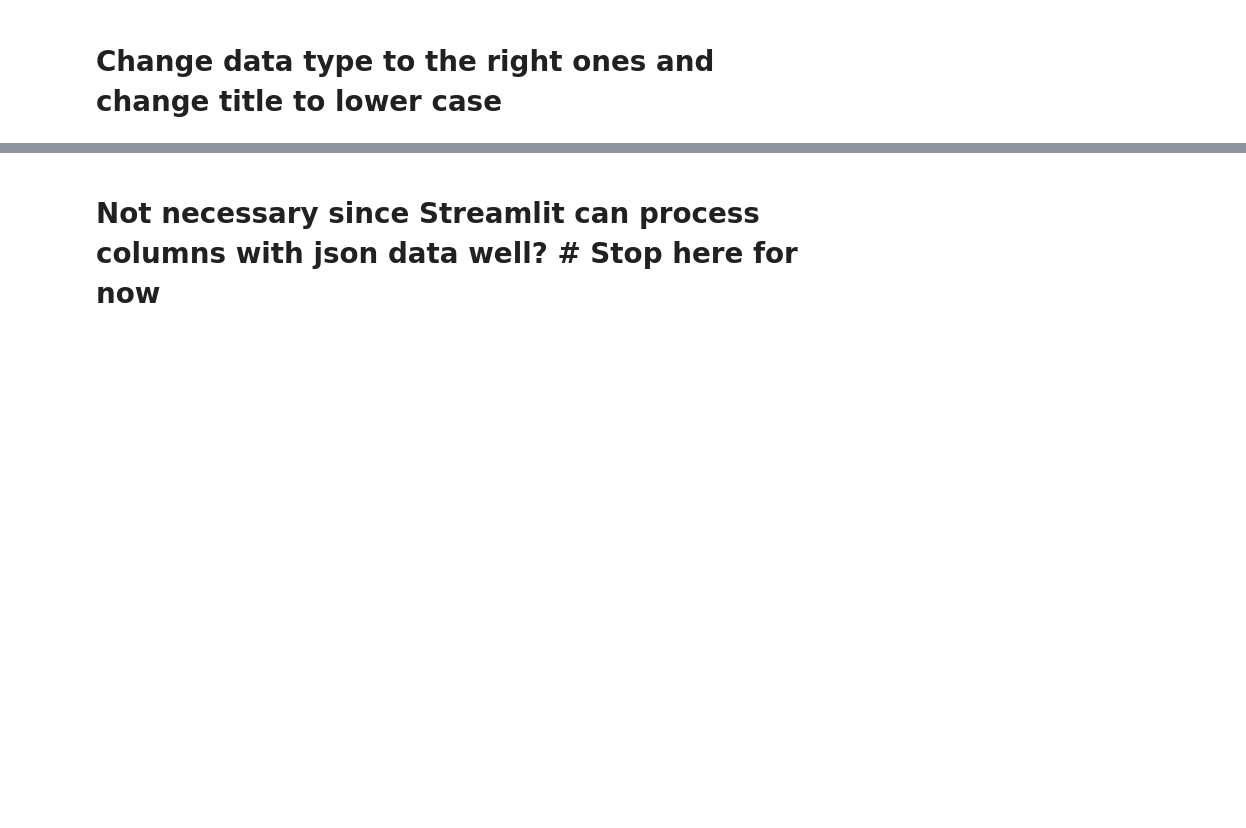
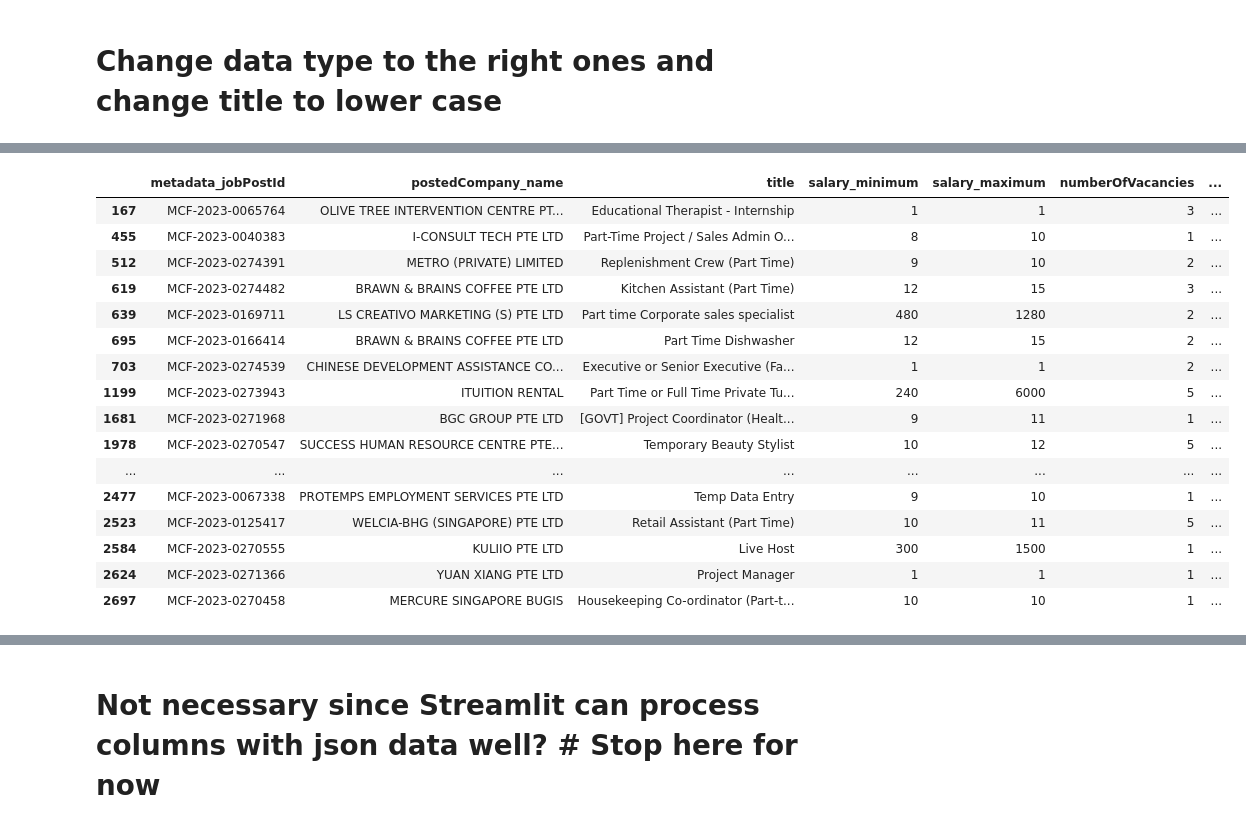
Before and after one commit to Willie60Kik/6m-data-C1.2-coaching-assignment-project, a Jupyter notebook: Module 1 Project.ipynb, the cells around one changed output, grey strips where cells are left out. Cells and saved outputs as stored; diff of their text form; code cells hidden in the pictures; blank space fills up the shorter version.

```diff
--- a/Module 1 Project.ipynb
+++ b/Module 1 Project.ipynb
@@ -4,6 +4,6 @@ import pandas as pd
 import json
 import ast
 # %%
-df = pd.read_csv('SGJobData.CSV')
+df = pd.read_csv('SGJobData_updated.csv')
 print(df.info())
 # %% [output]
@@ -109,0 +271,15 @@ None
+# %%
+# Remove the "PTE. LTD." and "LTD." from the postedCompany_name column and convert to uppercase
+df["postedCompany_name"] = (
+    df["postedCompany_name"]
+    .str.replace(".", "", regex=False)
+    .str.upper()
+)
+df["postedCompany_name"] = (
+    df["postedCompany_name"]
+    .str.replace(".", "", regex=False)
+    .str.replace(r"\s+", " ", regex=True)
+    .str.strip()
+    .str.upper()
+)
+df[df["postedCompany_name"].str.contains("LTD", case=False, na=False)]["postedCompany_name"].head(20)
@@ -109,0 +304,58 @@ None
+# %%
+df["salary_average"] = (
+    df["salary_minimum"] +
+    df["salary_maximum"]
+) / 2
+salary_anomaly = df[
+    (df["salary_minimum"] < 500) |
+    (df["salary_maximum"] > 50000) |
+    (df["salary_minimum"] > df["salary_maximum"]) |
+    (df["salary_maximum"] >= df["salary_minimum"] * 10)
+]
+
+print("Salary anomalies:", len(salary_anomaly))
+
+salary_anomaly.head()
+vacancy_anomaly = df[
+    (df["numberOfVacancies"] <= 0) |
+    (df["numberOfVacancies"] > 100)
+]
+
+print("Vacancy anomalies:", len(vacancy_anomaly))
+
+vacancy_anomaly.head()
+experience_anomaly = df[
+    (df["minimumYearsExperience"] < 0) |
+    (df["minimumYearsExperience"] > 40)
+]
+
+print("Experience anomalies:", len(experience_anomaly))
+
+experience_anomaly.head()
+all_anomalies = pd.concat(
+    [
+        salary_anomaly,
+        vacancy_anomaly,
+        experience_anomaly
+    ]
+).drop_duplicates()
+
+print("Total unique anomalies:", len(all_anomalies))
+all_anomalies.to_csv(
+    "Job_Anomalies.csv",
+    index=False
+)
+
+print("File saved successfully.")
+all_anomalies[
+    [
+        "metadata_jobPostId",
+        "postedCompany_name",
+        "title",
+        "salary_minimum",
+        "salary_maximum",
+        "numberOfVacancies",
+        "minimumYearsExperience"
+    ]
+].head(20)
+# %% [output]
@@ -109,0 +367,17 @@ None
+|  | metadata_jobPostId | postedCompany_name | title | salary_minimum | salary_maximum | numberOfVacancies | ... |
+| 167 | MCF-2023-0065764 | OLIVE TREE INTERVENTION CENTRE PT... | Educational Therapist - Internship | 1 | 1 | 3 | ... |
+| 455 | MCF-2023-0040383 | I-CONSULT TECH PTE LTD | Part-Time Project / Sales Admin O... | 8 | 10 | 1 | ... |
+| 512 | MCF-2023-0274391 | METRO (PRIVATE) LIMITED | Replenishment Crew (Part Time) | 9 | 10 | 2 | ... |
+| 619 | MCF-2023-0274482 | BRAWN & BRAINS COFFEE PTE LTD | Kitchen Assistant (Part Time) | 12 | 15 | 3 | ... |
+| 639 | MCF-2023-0169711 | LS CREATIVO MARKETING (S) PTE LTD | Part time Corporate sales specialist | 480 | 1280 | 2 | ... |
+| 695 | MCF-2023-0166414 | BRAWN & BRAINS COFFEE PTE LTD | Part Time Dishwasher | 12 | 15 | 2 | ... |
+| 703 | MCF-2023-0274539 | CHINESE DEVELOPMENT ASSISTANCE CO... | Executive or Senior Executive (Fa... | 1 | 1 | 2 | ... |
+| 1199 | MCF-2023-0273943 | ITUITION RENTAL | Part Time or Full Time Private Tu... | 240 | 6000 | 5 | ... |
+| 1681 | MCF-2023-0271968 | BGC GROUP PTE LTD | [GOVT] Project Coordinator (Healt... | 9 | 11 | 1 | ... |
+| 1978 | MCF-2023-0270547 | SUCCESS HUMAN RESOURCE CENTRE PTE... | Temporary Beauty Stylist | 10 | 12 | 5 | ... |
+| ... | ... | ... | ... | ... | ... | ... | ... |
+| 2477 | MCF-2023-0067338 | PROTEMPS EMPLOYMENT SERVICES PTE LTD | Temp Data Entry | 9 | 10 | 1 | ... |
+| 2523 | MCF-2023-0125417 | WELCIA-BHG (SINGAPORE) PTE LTD | Retail Assistant (Part Time) | 10 | 11 | 5 | ... |
+| 2584 | MCF-2023-0270555 | KULIIO PTE LTD | Live Host | 300 | 1500 | 1 | ... |
+| 2624 | MCF-2023-0271366 | YUAN XIANG PTE LTD | Project Manager | 1 | 1 | 1 | ... |
+| 2697 | MCF-2023-0270458 | MERCURE SINGAPORE BUGIS | Housekeeping Co-ordinator (Part-t... | 10 | 10 | 1 | ... |
```
Also changed, not shown: parts of 9 cells of this notebook, 2 other files.
